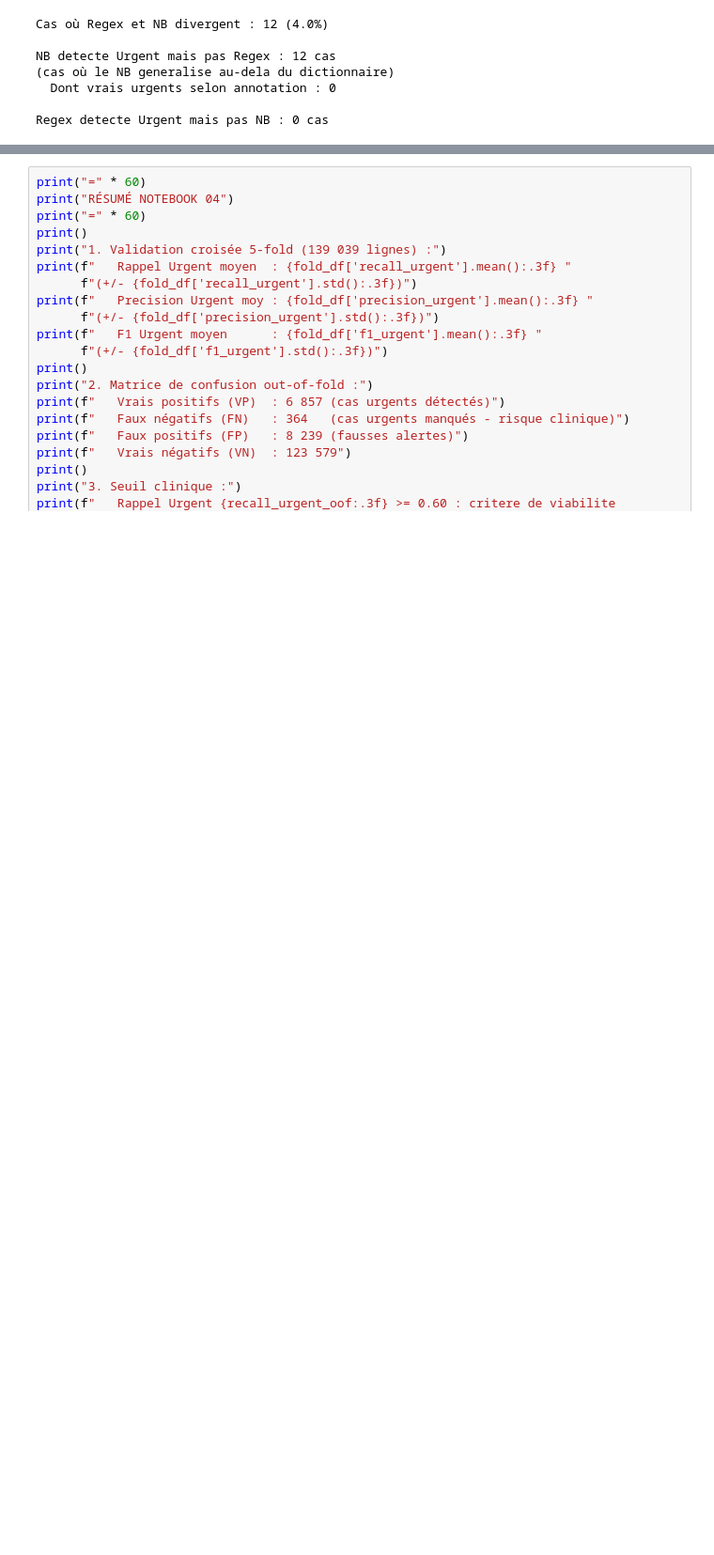
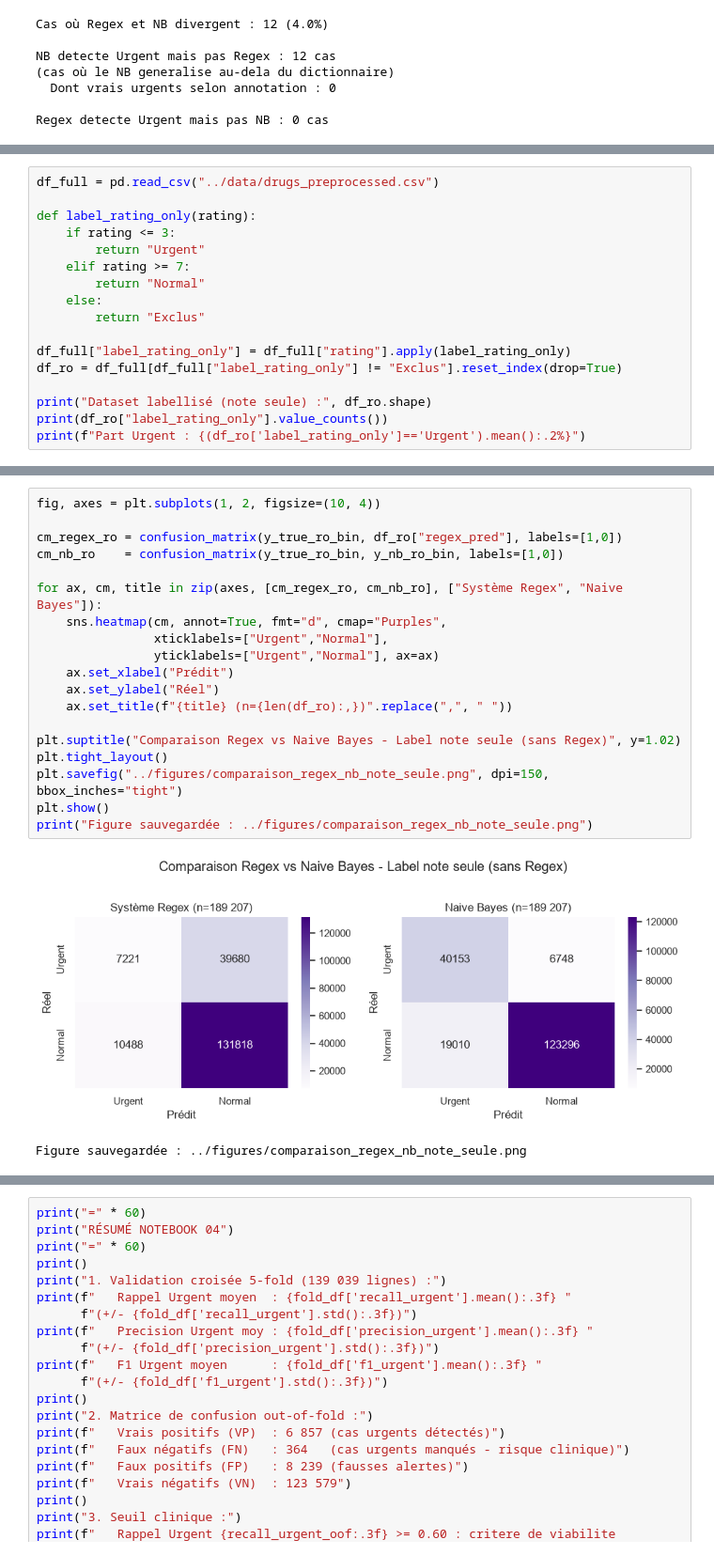
Before and after one commit to Guilhem-Ha/Projet-MTI820, a Jupyter notebook: notebooks/04_naive_bayes_v2.ipynb, the cells around one changed output, grey strips where cells are left out. Shown at 94% size. Cells and saved outputs as stored; diff of their text form; blank space fills up the shorter version.

```diff
--- a/notebooks/04_naive_bayes_v2.ipynb
+++ b/notebooks/04_naive_bayes_v2.ipynb
@@ -461,0 +477,17 @@ Regex detecte Urgent mais pas NB : 0 cas
+# %%
+df_full = pd.read_csv("../data/drugs_preprocessed.csv")
+
+def label_rating_only(rating):
+    if rating <= 3:
+        return "Urgent"
+    elif rating >= 7:
+        return "Normal"
+    else:
+        return "Exclus"
+
+df_full["label_rating_only"] = df_full["rating"].apply(label_rating_only)
+df_ro = df_full[df_full["label_rating_only"] != "Exclus"].reset_index(drop=True)
+
+print("Dataset labellisé (note seule) :", df_ro.shape)
+print(df_ro["label_rating_only"].value_counts())
+print(f"Part Urgent : {(df_ro['label_rating_only']=='Urgent').mean():.2%}")
@@ -461,0 +645,22 @@ Regex detecte Urgent mais pas NB : 0 cas
+# %%
+fig, axes = plt.subplots(1, 2, figsize=(10, 4))
+
+cm_regex_ro = confusion_matrix(y_true_ro_bin, df_ro["regex_pred"], labels=[1,0])
+cm_nb_ro    = confusion_matrix(y_true_ro_bin, y_nb_ro_bin, labels=[1,0])
+
+for ax, cm, title in zip(axes, [cm_regex_ro, cm_nb_ro], ["Système Regex", "Naive Bayes"]):
+    sns.heatmap(cm, annot=True, fmt="d", cmap="Purples",
+                xticklabels=["Urgent","Normal"],
+                yticklabels=["Urgent","Normal"], ax=ax)
+    ax.set_xlabel("Prédit")
+    ax.set_ylabel("Réel")
+    ax.set_title(f"{title} (n={len(df_ro):,})".replace(",", " "))
+
+plt.suptitle("Comparaison Regex vs Naive Bayes - Label note seule (sans Regex)", y=1.02)
+plt.tight_layout()
+plt.savefig("../figures/comparaison_regex_nb_note_seule.png", dpi=150, bbox_inches="tight")
+plt.show()
+print("Figure sauvegardée : ../figures/comparaison_regex_nb_note_seule.png")
+# %% [output]
+[figure, added]
+Figure sauvegardée : ../figures/comparaison_regex_nb_note_seule.png
```
Also changed, not shown: parts of 6 cells of this notebook, 2 other files.
